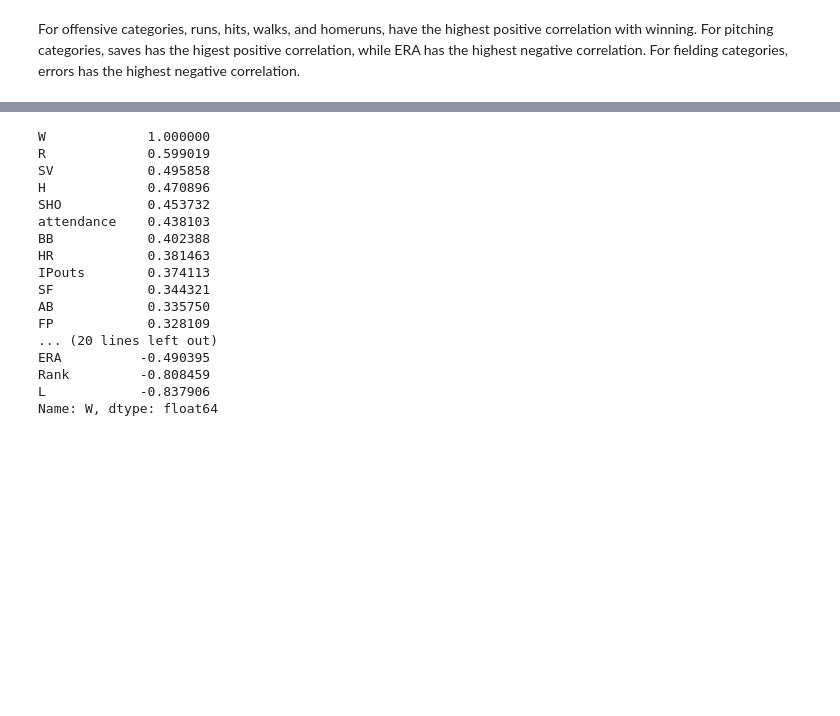
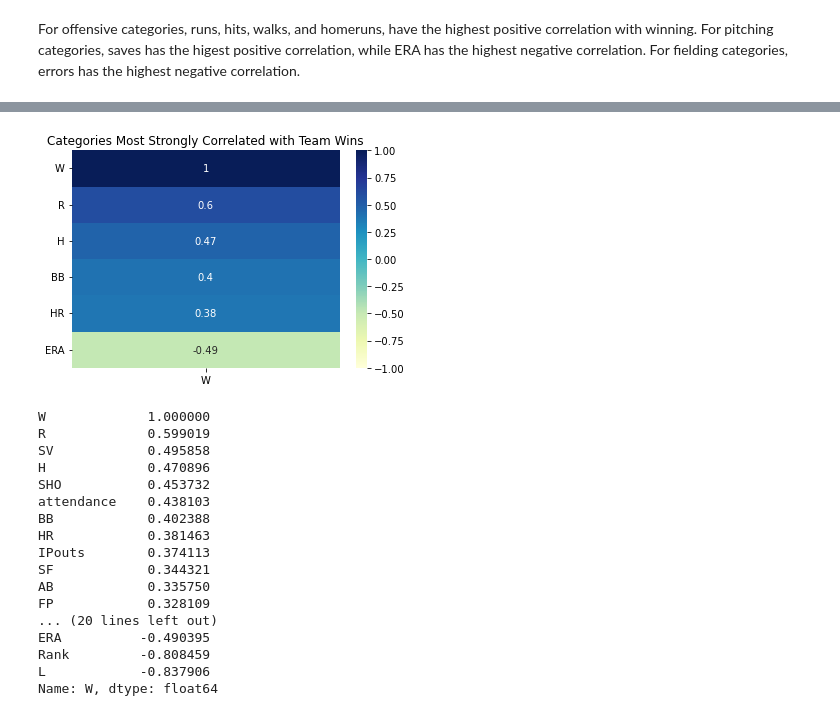
Before and after one commit to dw943893/baseball_predictor, a Jupyter notebook: CAP_EDA.ipynb, the cells around one changed output, grey strips where cells are left out. Saved outputs shown, nothing was run; the diff lists cells and outputs as text; code cells hidden in the pictures; blank space fills up the shorter version.

Commit message:
capstone

```diff
--- a/CAP_EDA.ipynb
+++ b/CAP_EDA.ipynb
@@ -1623,3 +1593,5 @@ teams = teams[teams["yearID"] != 2020]
 teams = teams[teams["yearID"] != 1995]
 teams = teams[teams["yearID"] != 1994]
 teams_modern = teams[teams["yearID"]> 1945]
+# %%
+teams_modern_corr_vars = teams_modern[["W", "R", "H", "BB", "HR", "ERA"]]
@@ -1626,3 +1608,11 @@ teams_modern = teams[teams["yearID"]> 1945]
+# %%
+#Visualize the correlation between team wins and other categories
+sns.heatmap(teams_modern_corr_vars.corr()[["W"]].sort_values(by = "W",ascending = False), annot = True, vmin = -1, vmax = 1, cmap = 'YlGnBu')
+plt.yticks(rotation = "horizontal")
+plt.title('Categories Most Strongly Correlated with Team Wins');
+plt.savefig("../capstone/images/features_corr_with_team_wins.png")
+# %% [output]
+[figure, added]
 # %%
 teams_modern.corr()["W"].sort_values(ascending = False)
 # %% [output]
```
Also changed, not shown: parts of 8 cells of this notebook, 3 other files.
